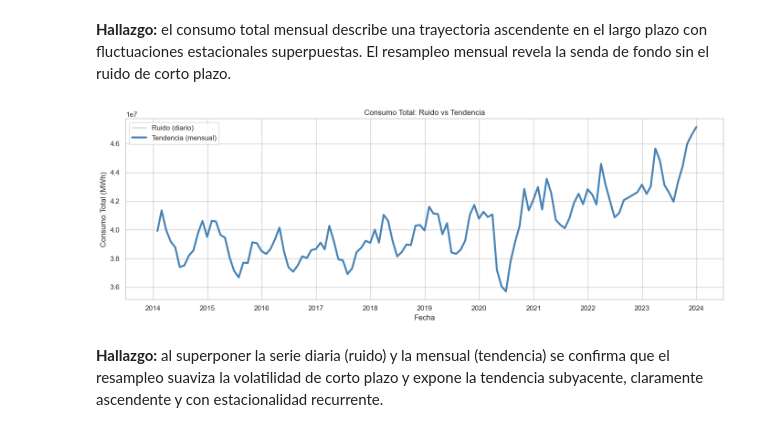
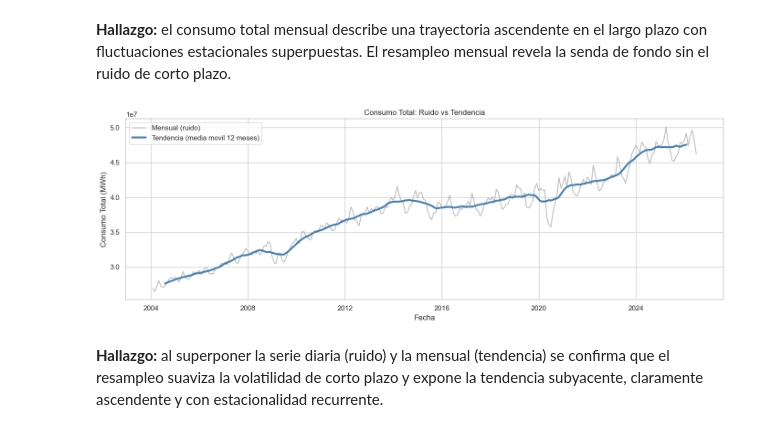
Before and after one commit to katherinevarela775/C1DS-Price_Analysis, a Jupyter notebook: notebooks/energy_analysis.ipynb, the cells around one changed output. Drawn from its saved outputs; the diff is of its cells as text; code cells hidden in the pictures.

Commit message:
fix(energy_analysis): use a 12-month rolling mean as the trend in the time overview plot

```diff
--- a/notebooks/energy_analysis.ipynb
+++ b/notebooks/energy_analysis.ipynb
@@ -384,26 +384,29 @@ plt.show()
 # %% [markdown]
 **Hallazgo:** el consumo total mensual describe una trayectoria ascendente en el largo plazo con fluctuaciones estacionales superpuestas. El resampleo mensual revela la senda de fondo sin el ruido de corto plazo.
 # %%
-# Resamplear a nivel diario (más granular, más "ruido")
-consumo_diario = consumo_total.resample('D').mean()
+# Serie agregada por fecha: suma los registros (estados/classes) de cada mes
+consumo_total = df.groupby(df.index)['Consumo'].sum()
 
-# Resamplear a nivel mensual (suavizado, "tendencia")
-consumo_mensual = consumo_total.resample('ME').mean()
+# Consumo mensual: volatil y con estacionalidad => 'ruido' de corto plazo
+# 'ME' agrupa por mes; con datos previamente mensuales coincide con el total
+consumo_mensual = consumo_total.resample('ME').sum()
 
-# Graficar ambas series superpuestas para comparar ruido vs tendencia
+# Tendencia de largo plazo: media movil de 12 meses suaviza la estacionalidad
+consumo_tendencia = consumo_mensual.rolling(12, center=True).mean()
+
 plt.figure(figsize=(14, 5))
-# alpha=0.4 hace la línea diaria semitransparente (ruido de fondo)
-plt.plot(consumo_diario.index, consumo_diario, color='gray', alpha=0.4, label='Ruido (diario)')
-# linewidth=3 hace la línea mensual más gruesa (tendencia principal)
-plt.plot(consumo_mensual.index, consumo_mensual, color='steelblue', linewidth=3, label='Tendencia (mensual)')
+# Serie mensual en gris (volatilidad / ruido de corto plazo)
+plt.plot(consumo_mensual.index, consumo_mensual, color='gray', alpha=0.5, label='Mensual (ruido)')
+# Tendencia suavizada en azul y mas gruesa
+plt.plot(consumo_tendencia.index, consumo_tendencia, color='steelblue', linewidth=3, label='Tendencia (media movil 12 meses)')
 plt.title('Consumo Total: Ruido vs Tendencia')
 plt.xlabel('Fecha')
 plt.ylabel('Consumo Total (MWh)')
-plt.legend()  # mostrar leyenda con los labels definidos arriba
+plt.legend()
 plt.tight_layout()
 plt.show()
 # %% [output]
-[figure, old version]
+[figure, new version]
 # %% [markdown]
 **Hallazgo:** al superponer la serie diaria (ruido) y la mensual (tendencia) se confirma que el resampleo suaviza la volatilidad de corto plazo y expone la tendencia subyacente, claramente ascendente y con estacionalidad recurrente.
 # %% [markdown]
```
